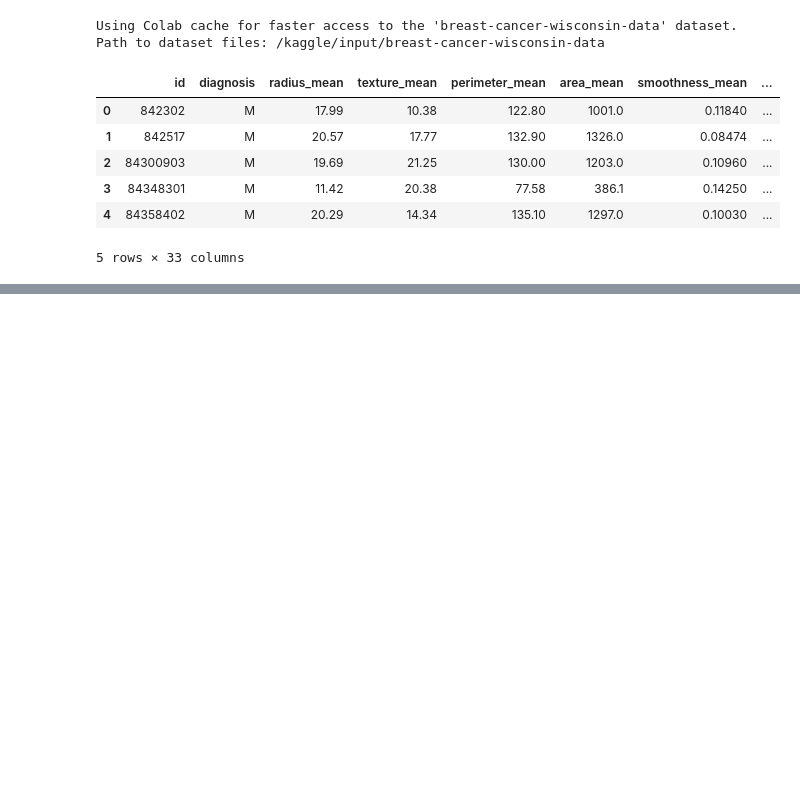
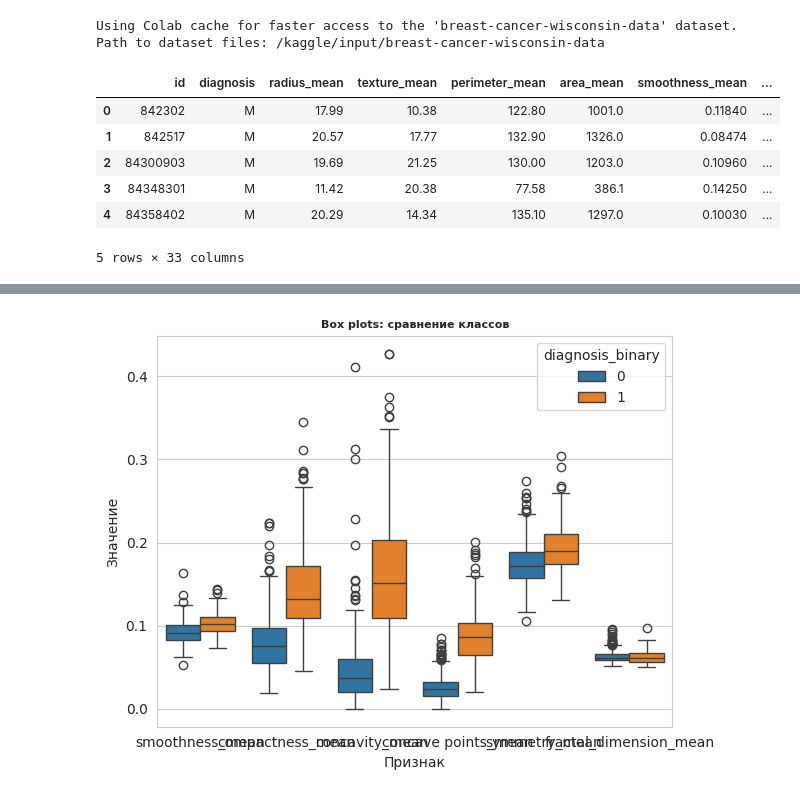
Before and after one commit to Ma-rCh/ML-Basic, a Jupyter notebook: homework_09/homework_09.ipynb, the cells around one changed output, grey strips where cells are left out. Drawn from its saved outputs; the diff is of its cells as text; code cells hidden in the pictures; blank space fills up the shorter version.

```diff
--- a/homework_09/homework_09.ipynb
+++ b/homework_09/homework_09.ipynb
@@ -110,0 +351,11 @@ comparison = pd.DataFrame({
+# %%
+df_melted = df_clean.melt(id_vars=['diagnosis_binary'],value_vars=[ 'smoothness_mean', 'compactness_mean', 'concavity_mean', 'concave points_mean', 'symmetry_mean', 'fractal_dimension_mean'],
+                     var_name='Признак', value_name='Значение')
+sns.boxplot(x='Признак', y='Значение', hue='diagnosis_binary', data=df_melted)
+plt.title('Box plots: сравнение классов', fontsize=8, fontweight='bold')
+
+
+plt.tight_layout()
+plt.show()
+# %% [output]
+[figure, added]
```
Also changed, not shown: parts of 19 cells of this notebook.
